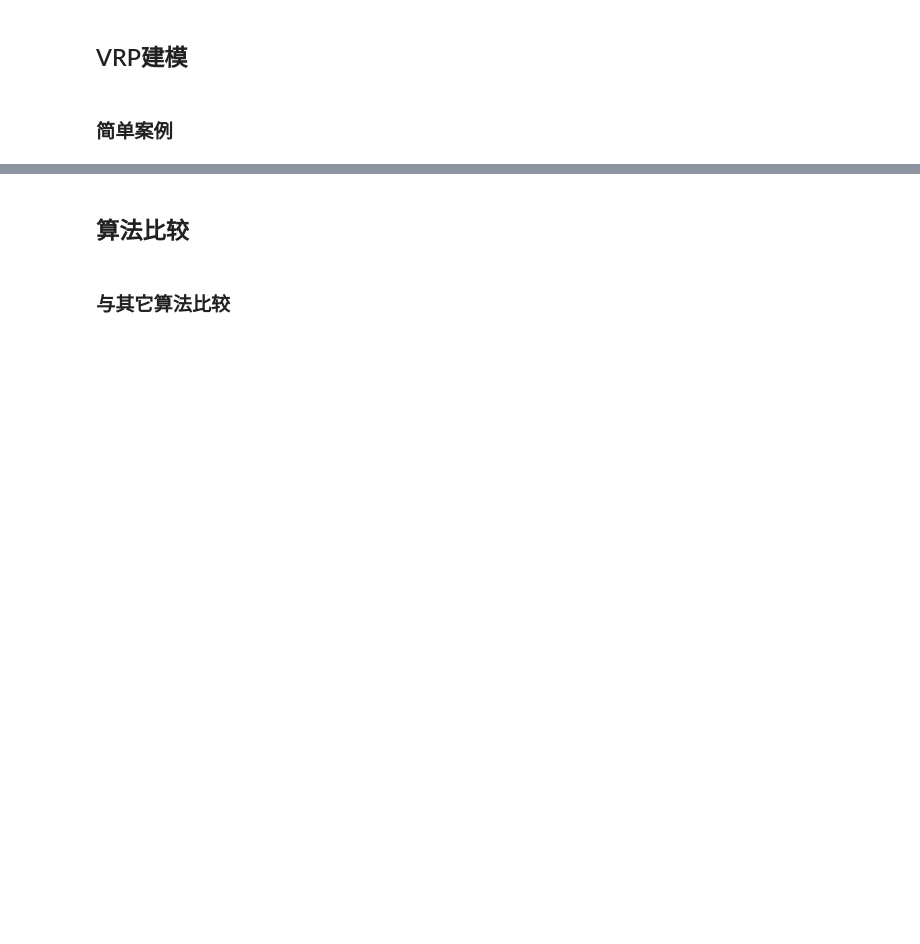
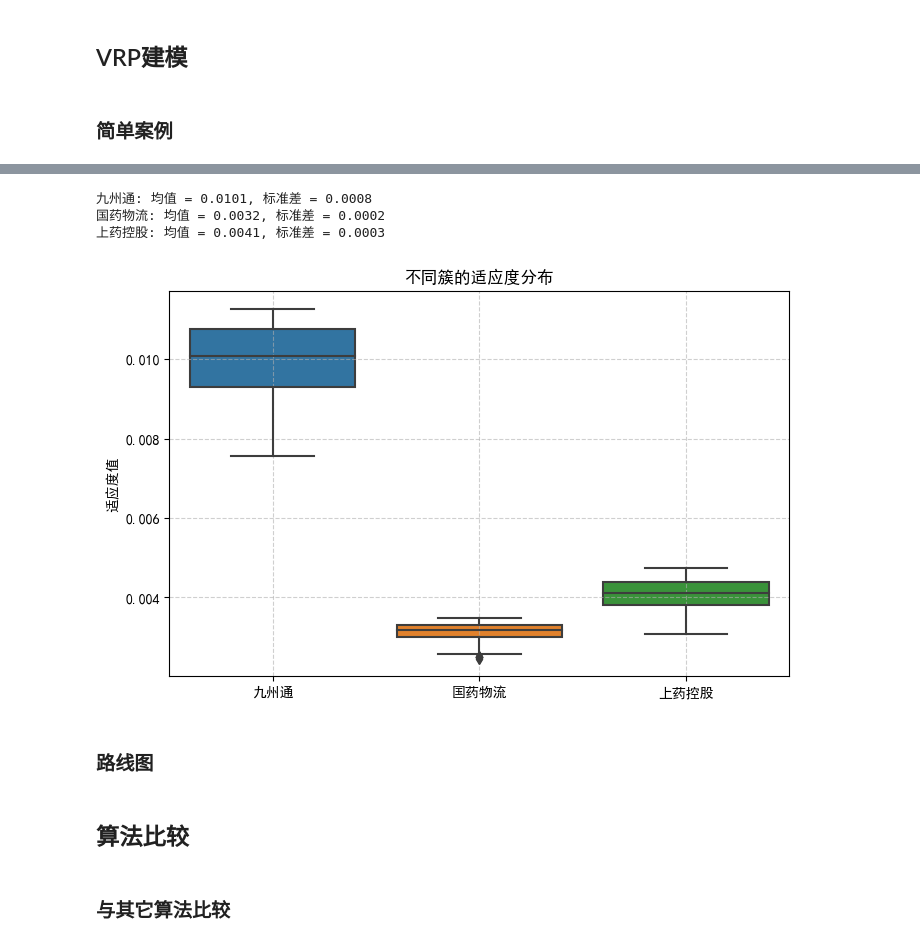
Before and after one commit to w0xd3/thesis, a Jupyter notebook: code/main.ipynb, the cells around one changed output, grey strips where cells are left out. Drawn from its saved outputs; the diff is of its cells as text; code cells hidden in the pictures; blank space fills up the shorter version.

```diff
--- a/code/main.ipynb
+++ b/code/main.ipynb
@@ -259,0 +320,13 @@ def ga_vrp(df, num_points, center_x, center_y, name):
+# %%
+# 重复运行十次
+stable_f = []
+routes = []
+
+for idx, frame in df.groupby('Cluster'):
+    t = []
+    for i in range(10):
+        print('-' * 10)
+        fn, _ = ga_vrp(frame, frame.shape[0], center.loc[idx, 'X'], center.loc[idx, 'Y'], center.loc[idx, '配送中心'])
+        t.append(fn)
+    stable_f.append(t)
+stable_f
@@ -260,3 +368,30 @@ def ga_vrp(df, num_points, center_x, center_y, name):
+# %%
+import seaborn as sns
+# stable_f
+center_name = center.配送中心
+fitness_data = dict(zip(center_name, stable_f))
+
+# 计算均值和标准差
+for cluster, fitness_values in fitness_data.items():
+    mean = np.mean(fitness_values)
+    std = np.std(fitness_values)
+    print(f"{cluster}: 均值 = {mean:.4f}, 标准差 = {std:.4f}")
+
+# 绘制箱线图
+plt.figure(figsize=(8, 5))
+sns.boxplot(data=list(fitness_data.values()))
+plt.xticks(range(len(fitness_data)), fitness_data.keys())
+plt.ylabel("适应度")
+plt.title("不同簇的适应度分布")
+plt.grid(True, linestyle="--", alpha=0.6)
+plt.show()
+# %% [output]
+九州通: 均值 = 0.0101, 标准差 = 0.0008
+国药物流: 均值 = 0.0032, 标准差 = 0.0002
+上药控股: 均值 = 0.0041, 标准差 = 0.0003
+[figure, added]
+# %% [markdown]
+### 路线图
 # %% [markdown]
 ## 算法比较
 # %% [markdown]
```
Also changed, not shown: parts of 9 cells of this notebook, 4 other files.
